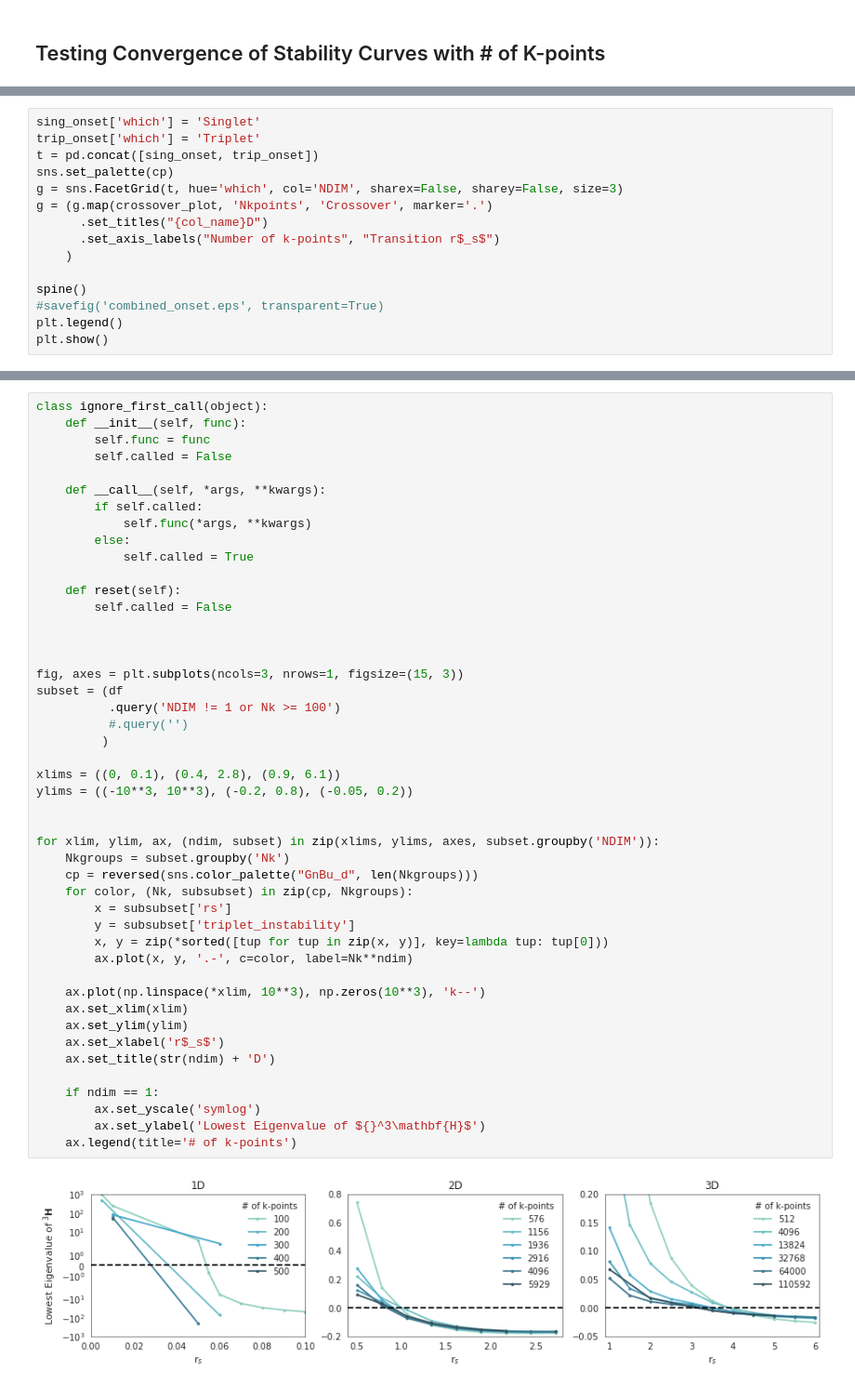
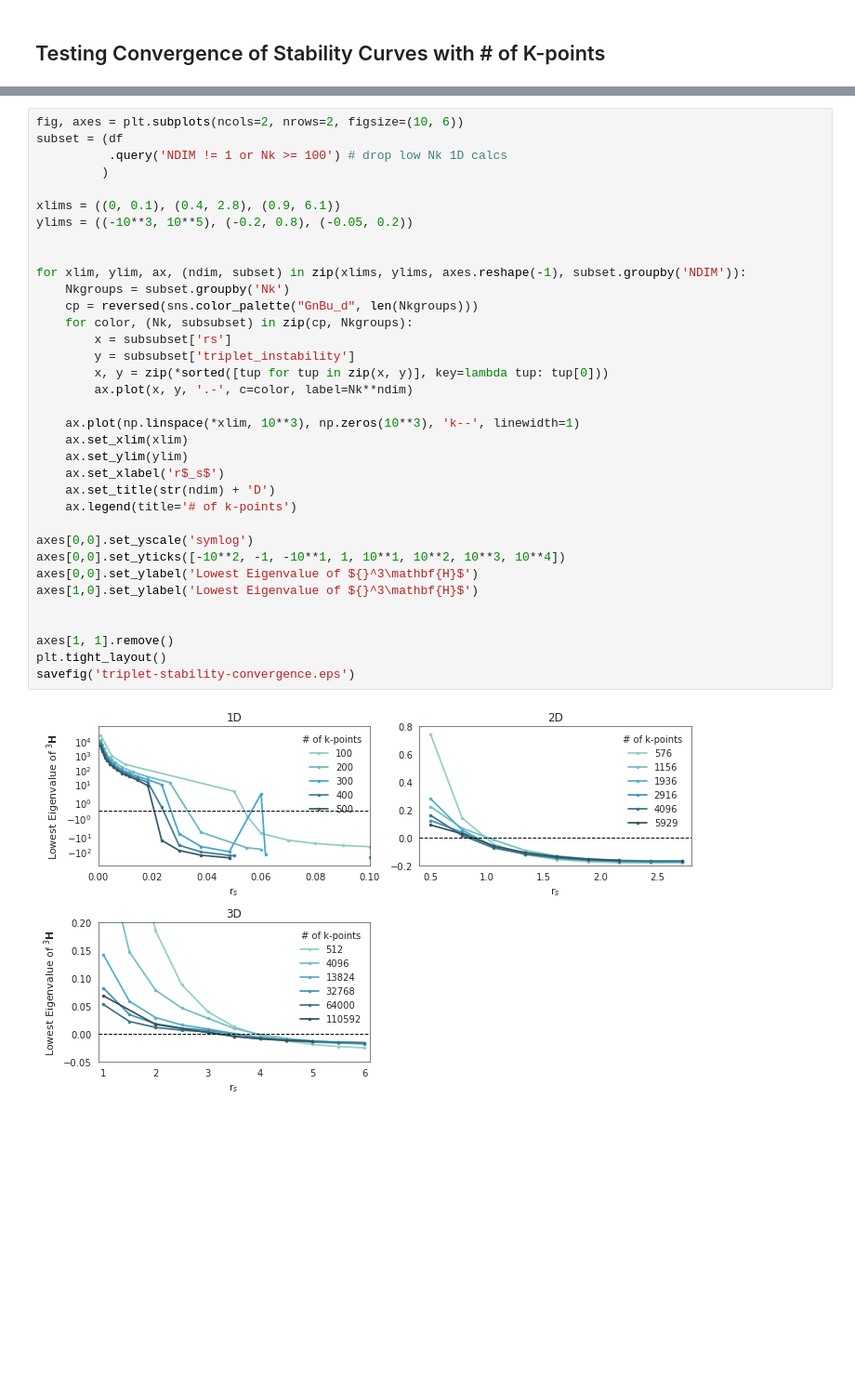
Before and after one commit to ecurtin2/HF-Stability, a Jupyter notebook: analysis/notebook.ipynb, the cells around one changed output, grey strips where cells are left out. Shown at 93% size. Saved outputs shown, nothing was run; the diff lists cells and outputs as text; blank space fills up the shorter version.

```diff
--- a/analysis/notebook.ipynb
+++ b/analysis/notebook.ipynb
@@ -404,15 +207,0 @@ plt.show()
-# %%
-sing_onset['which'] = 'Singlet'
-trip_onset['which'] = 'Triplet'
-t = pd.concat([sing_onset, trip_onset])
-sns.set_palette(cp)
-g = sns.FacetGrid(t, hue='which', col='NDIM', sharex=False, sharey=False, size=3)
-g = (g.map(crossover_plot, 'Nkpoints', 'Crossover', marker='.')
-      .set_titles("{col_name}D")
-      .set_axis_labels("Number of k-points", "Transition r$_s$")
-    )
-
-spine()
-#savefig('combined_onset.eps', transparent=True)
-plt.legend()
-plt.show()
@@ -429,48 +301,37 @@ dtype: float64
 # %%
-class ignore_first_call(object):
-    def __init__(self, func):
-        self.func = func
-        self.called = False
-
-    def __call__(self, *args, **kwargs):
-        if self.called:
-            self.func(*args, **kwargs)
-        else:
-            self.called = True
-
-    def reset(self):
-        self.called = False
-
-
-
-fig, axes = plt.subplots(ncols=3, nrows=1, figsize=(15, 3))
+fig, axes = plt.subplots(ncols=2, nrows=2, figsize=(10, 6))
 subset = (df
-          .query('NDIM != 1 or Nk >= 100')
-          #.query('')
+          .query('NDIM != 1 or Nk >= 100') # drop low Nk 1D calcs
          )
 
 xlims = ((0, 0.1), (0.4, 2.8), (0.9, 6.1))
-ylims = ((-10**3, 10**3), (-0.2, 0.8), (-0.05, 0.2))
+ylims = ((-10**3, 10**5), (-0.2, 0.8), (-0.05, 0.2))
 
 
-for xlim, ylim, ax, (ndim, subset) in zip(xlims, ylims, axes, subset.groupby('NDIM')):
+for xlim, ylim, ax, (ndim, subset) in zip(xlims, ylims, axes.reshape(-1), subset.groupby('NDIM')):
     Nkgroups = subset.groupby('Nk')
     cp = reversed(sns.color_palette("GnBu_d", len(Nkgroups)))
     for color, (Nk, subsubset) in zip(cp, Nkgroups):
         x = subsubset['rs']
         y = subsubset['triplet_instability']
         x, y = zip(*sorted([tup for tup in zip(x, y)], key=lambda tup: tup[0]))
         ax.plot(x, y, '.-', c=color, label=Nk**ndim)
 
-    ax.plot(np.linspace(*xlim, 10**3), np.zeros(10**3), 'k--')
+    ax.plot(np.linspace(*xlim, 10**3), np.zeros(10**3), 'k--', linewidth=1)
     ax.set_xlim(xlim)
     ax.set_ylim(ylim)
     ax.set_xlabel('r$_s$')
     ax.set_title(str(ndim) + 'D')
+    ax.legend(title='# of k-points')
 
-    if ndim == 1:
-        ax.set_yscale('symlog')
-        ax.set_ylabel('Lowest Eigenvalue of ${}^3\mathbf{H}$')
-    ax.legend(title='# of k-points')
+axes[0,0].set_yscale('symlog')
+axes[0,0].set_yticks([-10**2, -1, -10**1, 1, 10**1, 10**2, 10**3, 10**4])
+axes[0,0].set_ylabel('Lowest Eigenvalue of ${}^3\mathbf{H}$')
+axes[1,0].set_ylabel('Lowest Eigenvalue of ${}^3\mathbf{H}$')
+
+
+axes[1, 1].remove()
+plt.tight_layout()
+savefig('triplet-stability-convergence.eps')
 # %% [output]
-[figure, old version]
+[figure, new version]
```
Also changed, not shown: parts of 19 cells of this notebook, 10 other files.
